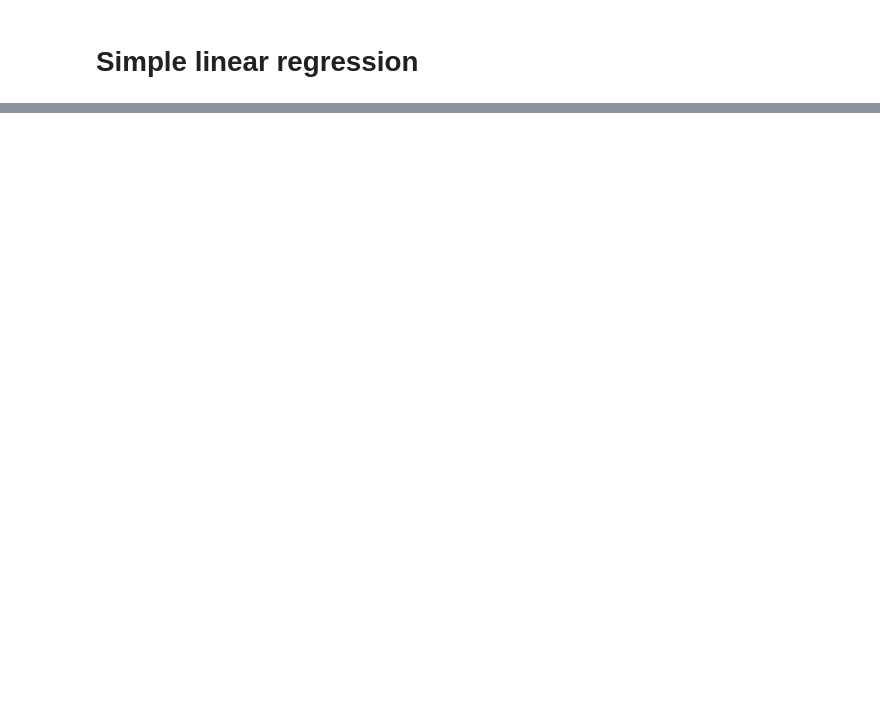
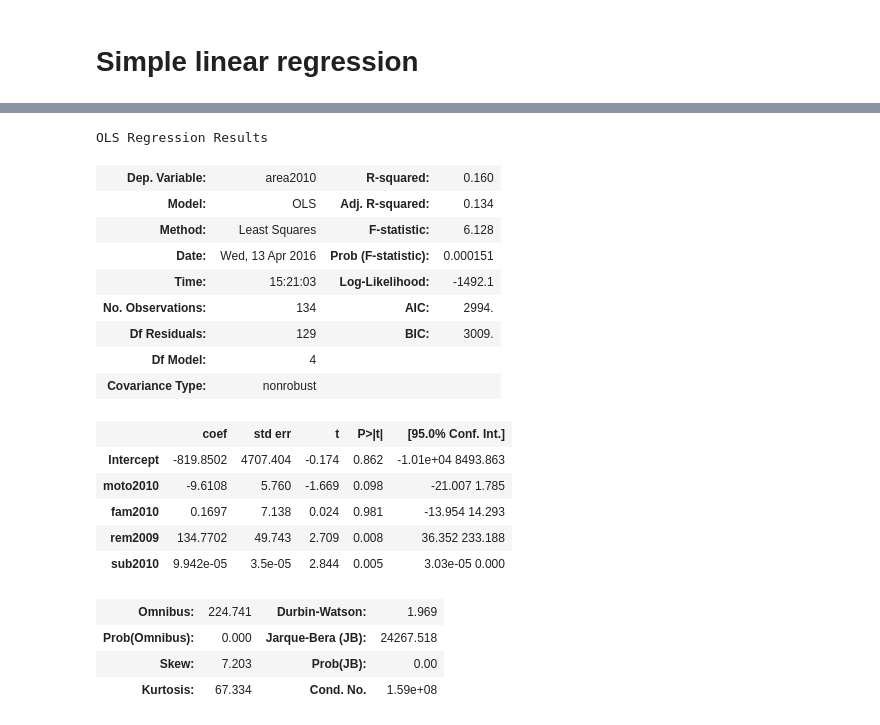
Before and after one commit to maryooh/expansion_urbana_mexico, a Jupyter notebook: expansion_urbana.ipynb, the cells around one changed output, grey strips where cells are left out. Drawn from its saved outputs; the diff is of its cells as text; code cells hidden in the pictures; blank space fills up the shorter version.

```diff
--- a/expansion_urbana.ipynb
+++ b/expansion_urbana.ipynb
@@ -238,3 +263,26 @@ pobexp
+# %%
+mod.summary()
+# %% [output]
+OLS Regression Results
+| Dep. Variable: | area2010 | R-squared: | 0.160 |
+| Model: | OLS | Adj. R-squared: | 0.134 |
+| Method: | Least Squares | F-statistic: | 6.128 |
+| Date: | Wed, 13 Apr 2016 | Prob (F-statistic): | 0.000151 |
+| Time: | 15:21:03 | Log-Likelihood: | -1492.1 |
+| No. Observations: | 134 | AIC: | 2994. |
+| Df Residuals: | 129 | BIC: | 3009. |
+| Df Model: | 4 |  |  |
+| Covariance Type: | nonrobust |  |  |
+|  | coef | std err | t | P>|t| | [95.0% Conf. Int.] |
+| Intercept | -819.8502 | 4707.404 | -0.174 | 0.862 | -1.01e+04 8493.863 |
+| moto2010 | -9.6108 | 5.760 | -1.669 | 0.098 | -21.007 1.785 |
+| fam2010 | 0.1697 | 7.138 | 0.024 | 0.981 | -13.954 14.293 |
+| rem2009 | 134.7702 | 49.743 | 2.709 | 0.008 | 36.352 233.188 |
+| sub2010 | 9.942e-05 | 3.5e-05 | 2.844 | 0.005 | 3.03e-05 0.000 |
+| Omnibus: | 224.741 | Durbin-Watson: | 1.969 |
+| Prob(Omnibus): | 0.000 | Jarque-Bera (JB): | 24267.518 |
+| Skew: | 7.203 | Prob(JB): | 0.00 |
+| Kurtosis: | 67.334 | Cond. No. | 1.59e+08 |
 # %%
 import csv
 
```
Also changed, not shown: parts of 23 cells of this notebook, 1 other file.
